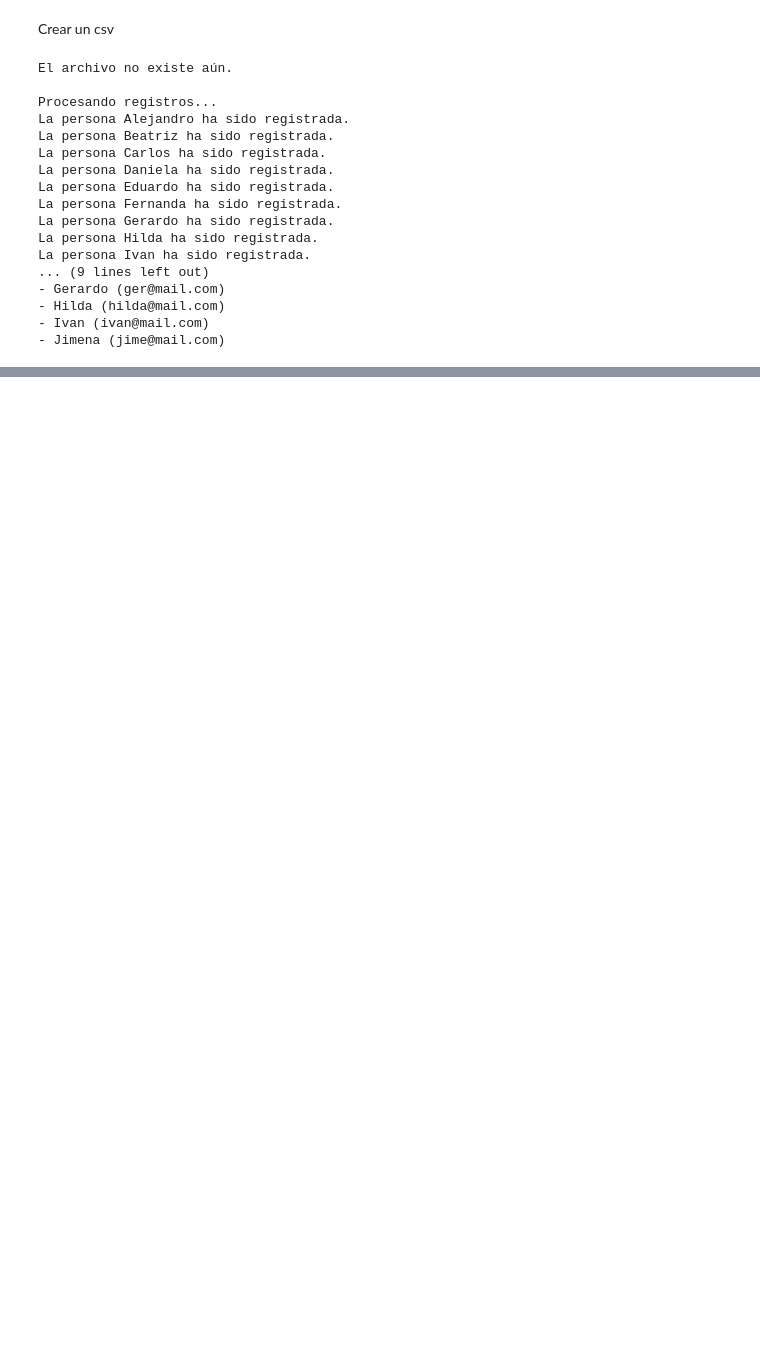
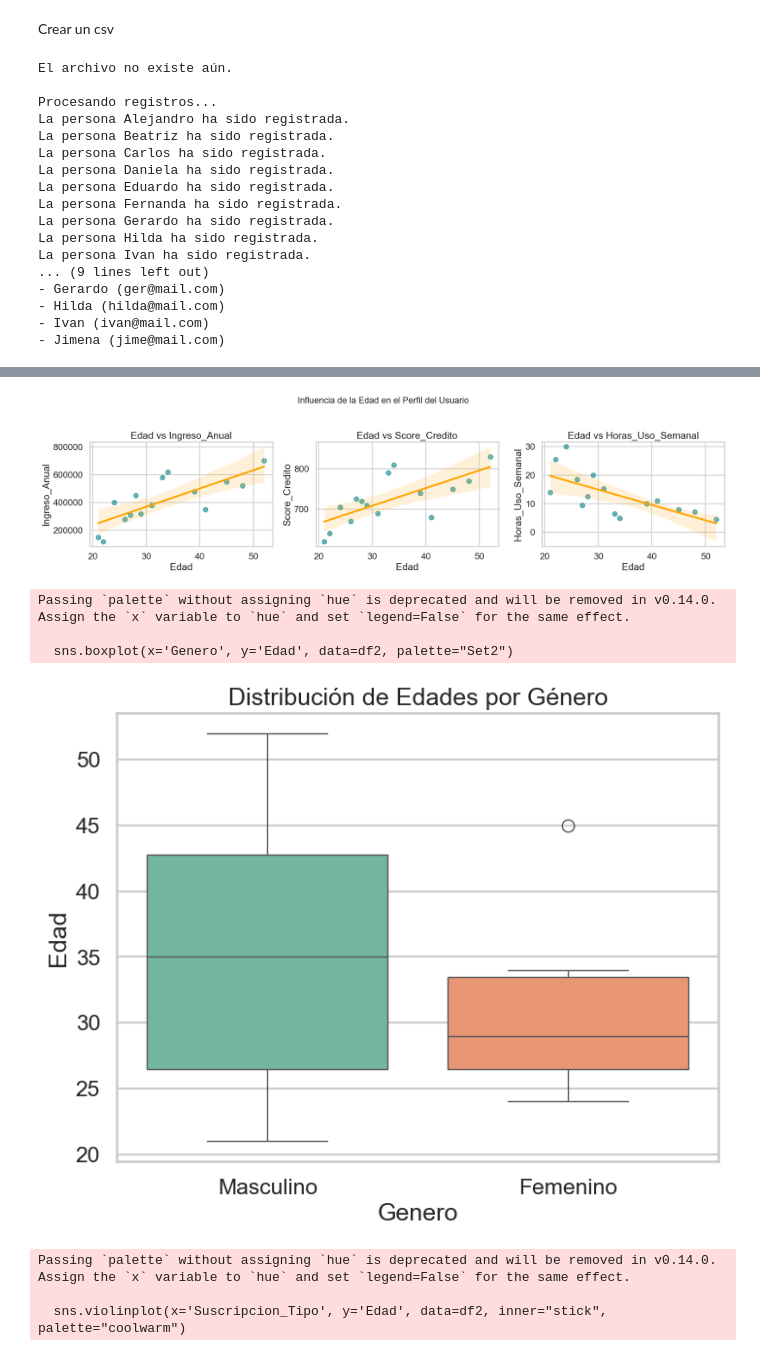
Before and after one commit to jarsmp37/progavan, a Jupyter notebook: OOP_clase7.ipynb, the cells around one changed output, grey strips where cells are left out. Drawn from its saved outputs; the diff is of its cells as text; code cells hidden in the pictures; blank space fills up the shorter version.

```diff
--- a/OOP_clase7.ipynb
+++ b/OOP_clase7.ipynb
@@ -85,0 +474,42 @@ La persona Ivan ha sido registrada.
+# %%
+import pandas as pd
+import seaborn as sns
+import matplotlib.pyplot as plt
+
+# 1. Relación de Edad con variables numéricas (Tendencias)
+# Este bloque crea una fila de gráficas comparando Edad contra Ingreso, Score y Uso.
+cols_numericas = ['Ingreso_Anual', 'Score_Credito', 'Horas_Uso_Semanal']
+
+fig, axes = plt.subplots(1, 3, figsize=(18, 5))
+fig.suptitle('Influencia de la Edad en el Perfil del Usuario', fontsize=16)
+
+for i, col in enumerate(cols_numericas):
+    sns.regplot(ax=axes[i], x='Edad', y=col, data=df2,
+                scatter_kws={'alpha':0.6, 'color':'teal'},
+                line_kws={'color':'orange'})
+    axes[i].set_title(f'Edad vs {col}')
+
+plt.tight_layout(rect=[0, 0.03, 1, 0.95])
+plt.show()
+
+# 2. Edad vs Género (¿Hay sesgo generacional en la captación?)
+plt.figure(figsize=(8, 6))
+sns.boxplot(x='Genero', y='Edad', data=df2, palette="Set2")
+plt.title('Distribución de Edades por Género')
+plt.show()
+
+# 3. Edad vs Suscripción (Segmentación de Producto)
+# ¿Los jóvenes prefieren lo gratis y los adultos lo premium?
+plt.figure(figsize=(10, 6))
+sns.violinplot(x='Suscripcion_Tipo', y='Edad', data=df2, inner="stick", palette="coolwarm")
+plt.title('Densidad de Edad por Nivel de Suscripción')
+plt.show()
+# %% [output]
+[figure, added]
+Passing `palette` without assigning `hue` is deprecated and will be removed in v0.14.0. Assign the `x` variable to `hue` and set `legend=False` for the same effect.
+
+  sns.boxplot(x='Genero', y='Edad', data=df2, palette="Set2")
+[figure, added]
+Passing `palette` without assigning `hue` is deprecated and will be removed in v0.14.0. Assign the `x` variable to `hue` and set `legend=False` for the same effect.
+
+  sns.violinplot(x='Suscripcion_Tipo', y='Edad', data=df2, inner="stick", palette="coolwarm")
```
Also changed, not shown: parts of 11 cells of this notebook, 7 other files.
